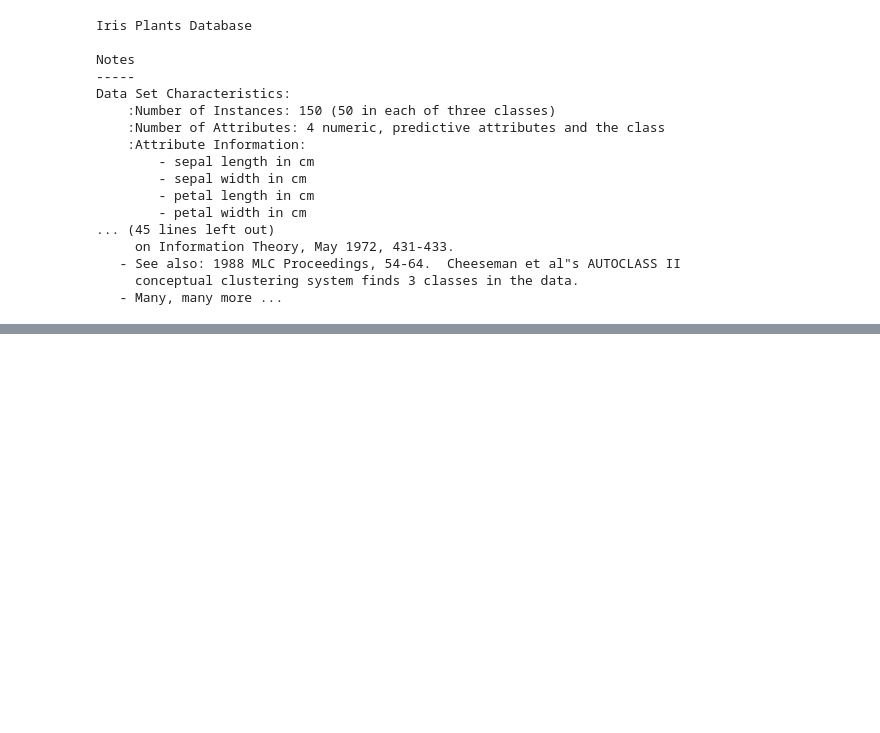
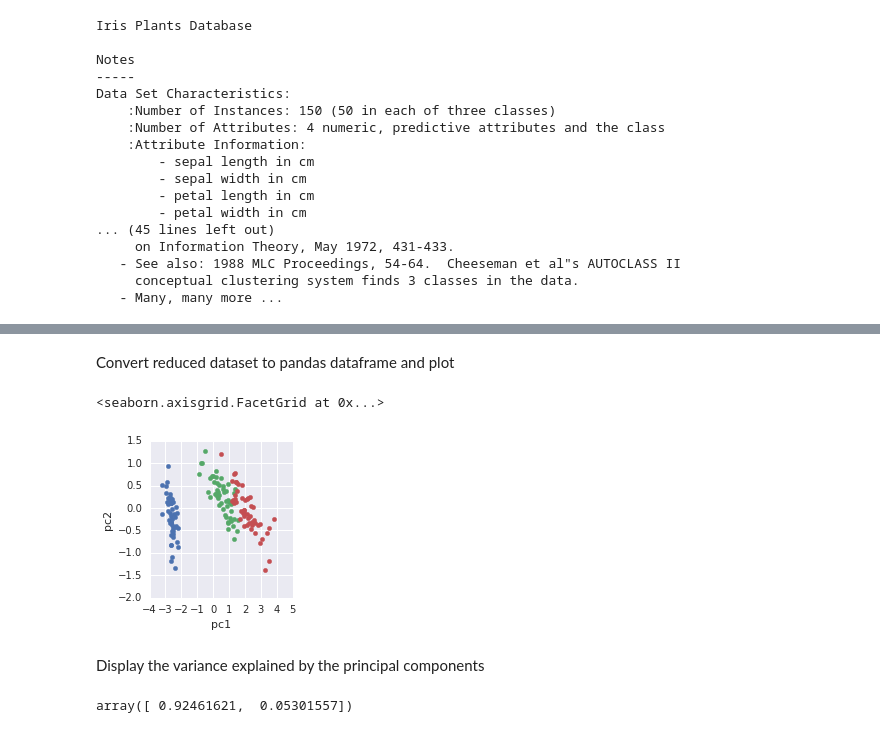
Before and after one commit to gavinln/stats_py_vm, a Jupyter notebook: notebooks/scikit-learn/sklearn-quickstart.ipynb, the cells around one changed output, grey strips where cells are left out. Drawn from its saved outputs; the diff is of its cells as text; code cells hidden in the pictures; blank space fills up the shorter version.

```diff
--- a/notebooks/scikit-learn/sklearn-quickstart.ipynb
+++ b/notebooks/scikit-learn/sklearn-quickstart.ipynb
@@ -48,0 +120,16 @@ Data Set Characteristics:
+# %% [markdown]
+Convert reduced dataset to pandas dataframe and plot
+# %%
+df2 = pd.DataFrame(iris_proj, columns=['pc1', 'pc2'])
+df2['species'] = df['species']
+g = sns.FacetGrid(df2, hue='species')
+g.map(plt.scatter, 'pc1', 'pc2')
+# %% [output]
+<seaborn.axisgrid.FacetGrid at 0x...>
+[figure, added]
+# %% [markdown]
+Display the variance explained by the principal components
+# %%
+pca.explained_variance_ratio_
+# %% [output]
+array([ 0.92461621,  0.05301557])
```
Also changed, not shown: parts of 11 cells of this notebook.
